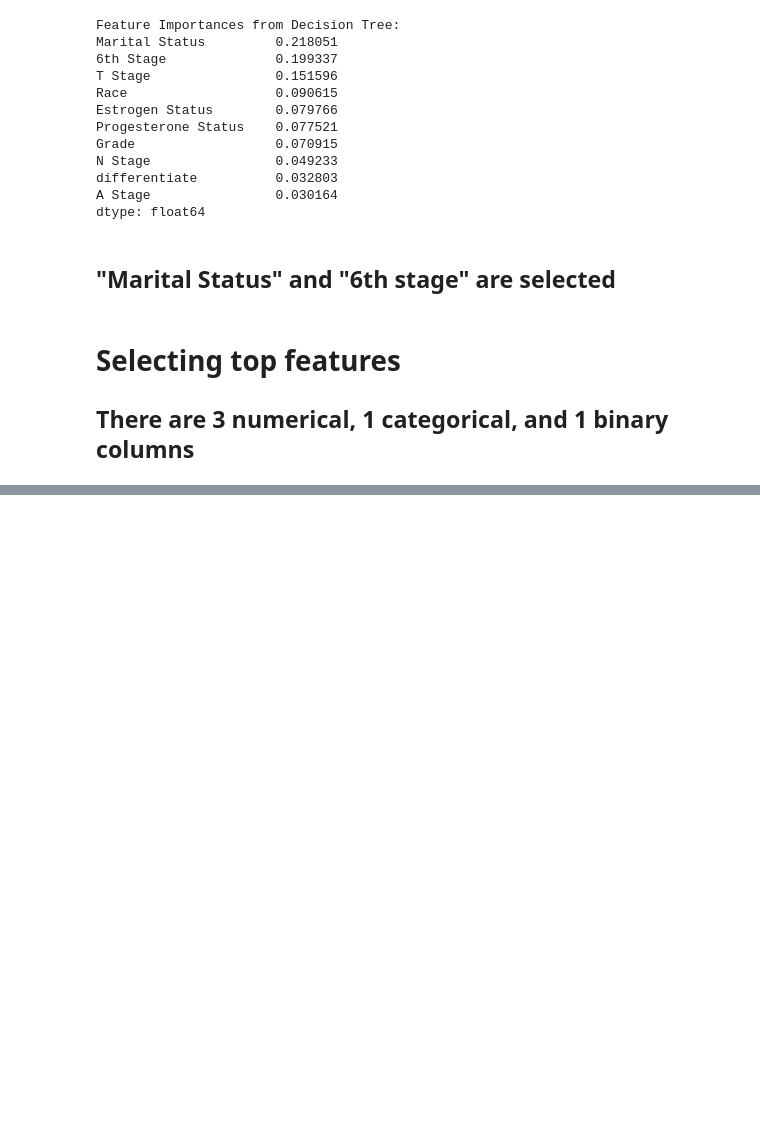
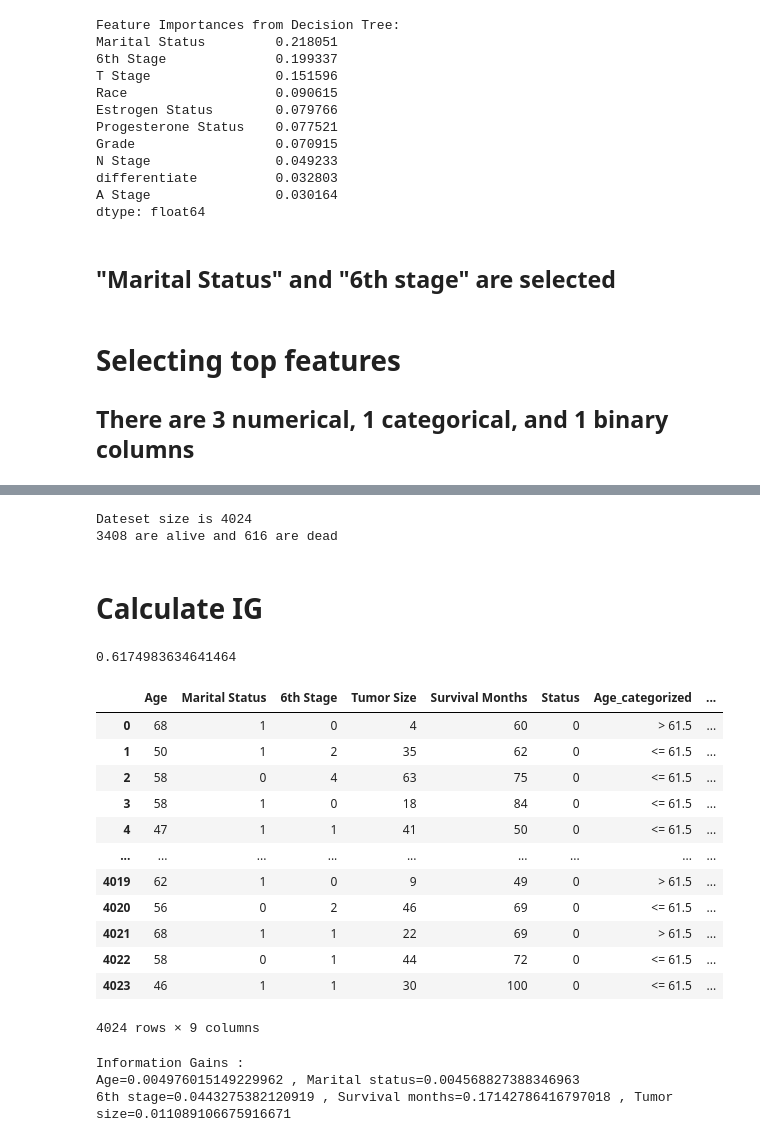
Before and after one commit to hoomankaseban/Breast-Cancer, a Jupyter notebook: Breast-Cancer-by-Descision-trees.ipynb, the cells around one changed output, grey strips where cells are left out. Saved outputs shown, nothing was run; the diff lists cells and outputs as text; code cells hidden in the pictures; blank space fills up the shorter version.

```diff
--- a/Breast-Cancer-by-Descision-trees.ipynb
+++ b/Breast-Cancer-by-Descision-trees.ipynb
@@ -225,0 +310,17 @@ df
+# %%
+dead_count=int(df['Status'].value_counts().get(1,0))
+alive_count=int(df['Status'].value_counts().get(0,0))
+dataset_size=dead_count+alive_count
+print(f'Dateset size is {dataset_size} \n{alive_count} are alive and {dead_count} are dead')
+# %% [output]
+Dateset size is 4024
+3408 are alive and 616 are dead
+# %% [markdown]
+# Calculate IG
+# %%
+p_dead=dead_count/dataset_size
+p_alive=1-p_dead
+main_entropy=(-p_dead*np.log2(p_dead))-(p_alive*np.log2(p_alive))
+main_entropy
+# %% [output]
+0.6174983634641464
@@ -225,0 +344,28 @@ df
+# %%
+df
+# %% [output]
+|  | Age | Marital Status | 6th Stage | Tumor Size | Survival Months | Status | Age_categorized | ... |
+| 0 | 68 | 1 | 0 | 4 | 60 | 0 | > 61.5 | ... |
+| 1 | 50 | 1 | 2 | 35 | 62 | 0 | <= 61.5 | ... |
+| 2 | 58 | 0 | 4 | 63 | 75 | 0 | <= 61.5 | ... |
+| 3 | 58 | 1 | 0 | 18 | 84 | 0 | <= 61.5 | ... |
+| 4 | 47 | 1 | 1 | 41 | 50 | 0 | <= 61.5 | ... |
+| ... | ... | ... | ... | ... | ... | ... | ... | ... |
+| 4019 | 62 | 1 | 0 | 9 | 49 | 0 | > 61.5 | ... |
+| 4020 | 56 | 0 | 2 | 46 | 69 | 0 | <= 61.5 | ... |
+| 4021 | 68 | 1 | 1 | 22 | 69 | 0 | > 61.5 | ... |
+| 4022 | 58 | 0 | 1 | 44 | 72 | 0 | <= 61.5 | ... |
+| 4023 | 46 | 1 | 1 | 30 | 100 | 0 | <= 61.5 | ... |
+4024 rows × 9 columns
+# %%
+gain_age = information_gain(df['Status'], df['Age_categorized'])
+gain_marital = information_gain(df['Status'], df['Marital Status'])
+gain_6stage = information_gain(df['Status'], df['6th Stage'])
+gain_month = information_gain(df['Status'], df['Survival Months_categorized'])
+gain_tumor = information_gain(df['Status'], df['Tumor Size_categorized'])
+
+print(f"Information Gains : \nAge={gain_age} , Marital status={gain_marital} \n6th stage={gain_6stage} , Survival months={gain_month} , Tumor size={gain_tumor}")
+# %% [output]
+Information Gains :
+Age=0.004976015149229962 , Marital status=0.004568827388346963
+6th stage=0.0443275382120919 , Survival months=0.17142786416797018 , Tumor size=0.011089106675916671
```
Also changed, not shown: parts of 12 cells of this notebook, 1 other file.
